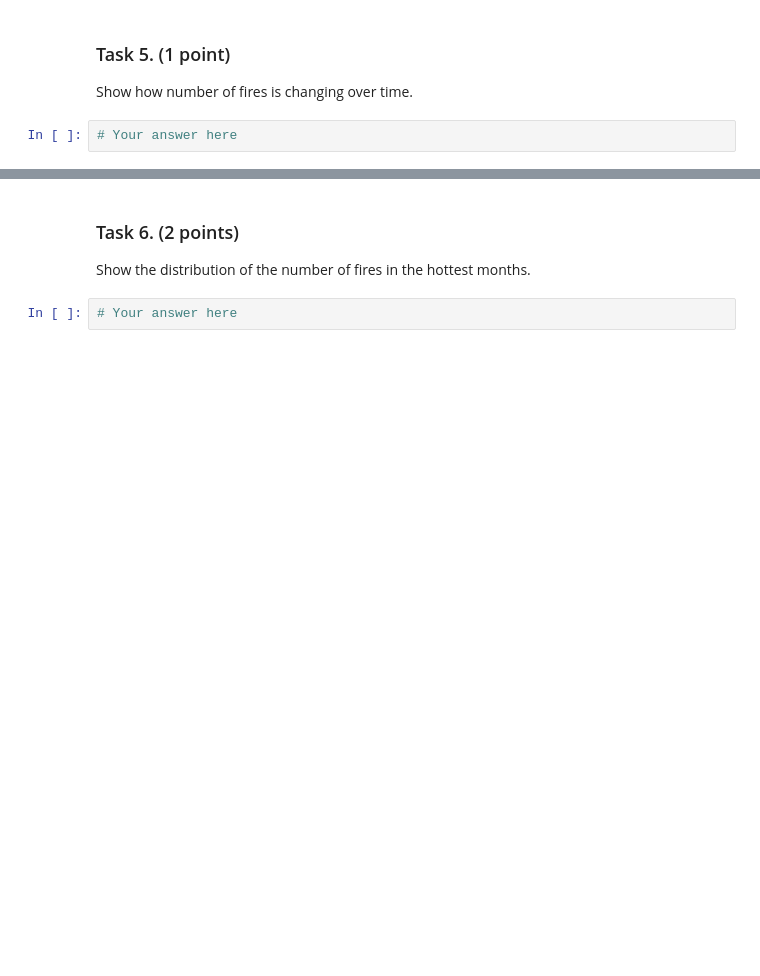
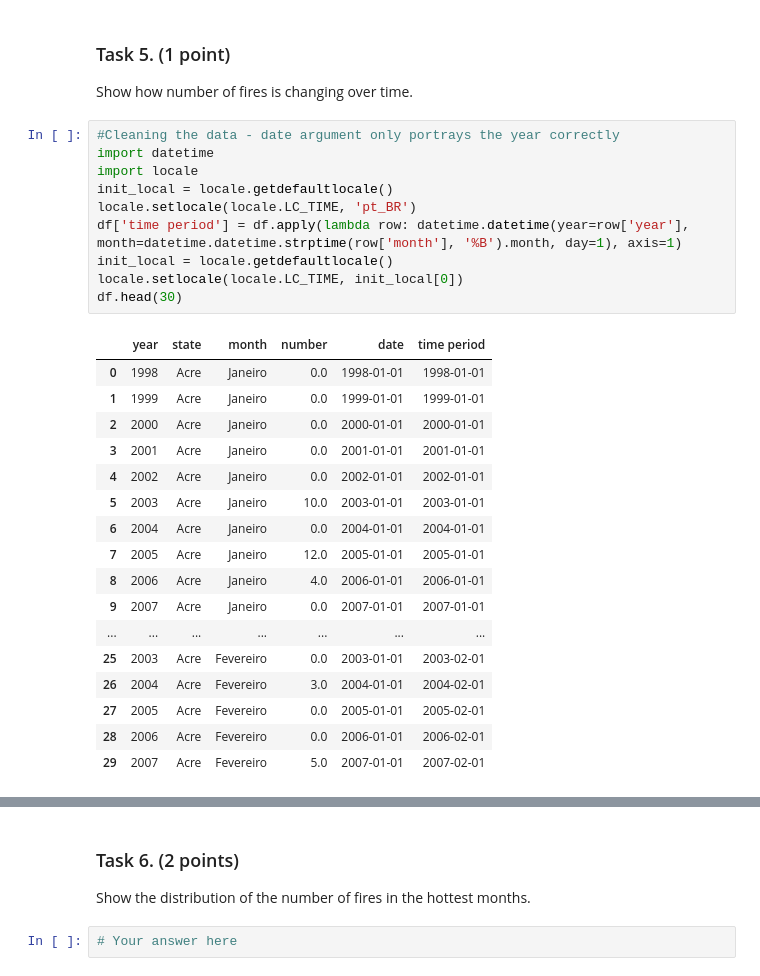
Before and after one commit to BTeclaw/Advanced-Data-Mining, a Jupyter notebook: ADM_Homework4/data_visualization.ipynb, the cells around one changed output, grey strips where cells are left out. Cells and saved outputs as stored; diff of their text form; blank space fills up the shorter version.

```diff
--- a/ADM_Homework4/data_visualization.ipynb
+++ b/ADM_Homework4/data_visualization.ipynb
@@ -266,5 +316,31 @@ df.head()
 ### Task 5. (1 point)
 
 Show how number of fires is changing over time.
-# %%
-# Your answer here
+# %%
+#Cleaning the data - date argument only portrays the year correctly
+import datetime
+import locale
+init_local = locale.getdefaultlocale()
+locale.setlocale(locale.LC_TIME, 'pt_BR')
+df['time period'] = df.apply(lambda row: datetime.datetime(year=row['year'], month=datetime.datetime.strptime(row['month'], '%B').month, day=1), axis=1)
+init_local = locale.getdefaultlocale()
+locale.setlocale(locale.LC_TIME, init_local[0])
+df.head(30)
+# %% [output]
+|  | year | state | month | number | date | time period |
+| 0 | 1998 | Acre | Janeiro | 0.0 | 1998-01-01 | 1998-01-01 |
+| 1 | 1999 | Acre | Janeiro | 0.0 | 1999-01-01 | 1999-01-01 |
+| 2 | 2000 | Acre | Janeiro | 0.0 | 2000-01-01 | 2000-01-01 |
+| 3 | 2001 | Acre | Janeiro | 0.0 | 2001-01-01 | 2001-01-01 |
+| 4 | 2002 | Acre | Janeiro | 0.0 | 2002-01-01 | 2002-01-01 |
+| 5 | 2003 | Acre | Janeiro | 10.0 | 2003-01-01 | 2003-01-01 |
+| 6 | 2004 | Acre | Janeiro | 0.0 | 2004-01-01 | 2004-01-01 |
+| 7 | 2005 | Acre | Janeiro | 12.0 | 2005-01-01 | 2005-01-01 |
+| 8 | 2006 | Acre | Janeiro | 4.0 | 2006-01-01 | 2006-01-01 |
+| 9 | 2007 | Acre | Janeiro | 0.0 | 2007-01-01 | 2007-01-01 |
+| ... | ... | ... | ... | ... | ... | ... |
+| 25 | 2003 | Acre | Fevereiro | 0.0 | 2003-01-01 | 2003-02-01 |
+| 26 | 2004 | Acre | Fevereiro | 3.0 | 2004-01-01 | 2004-02-01 |
+| 27 | 2005 | Acre | Fevereiro | 0.0 | 2005-01-01 | 2005-02-01 |
+| 28 | 2006 | Acre | Fevereiro | 0.0 | 2006-01-01 | 2006-02-01 |
+| 29 | 2007 | Acre | Fevereiro | 5.0 | 2007-01-01 | 2007-02-01 |
```
Also changed, not shown: parts of 7 cells of this notebook.
